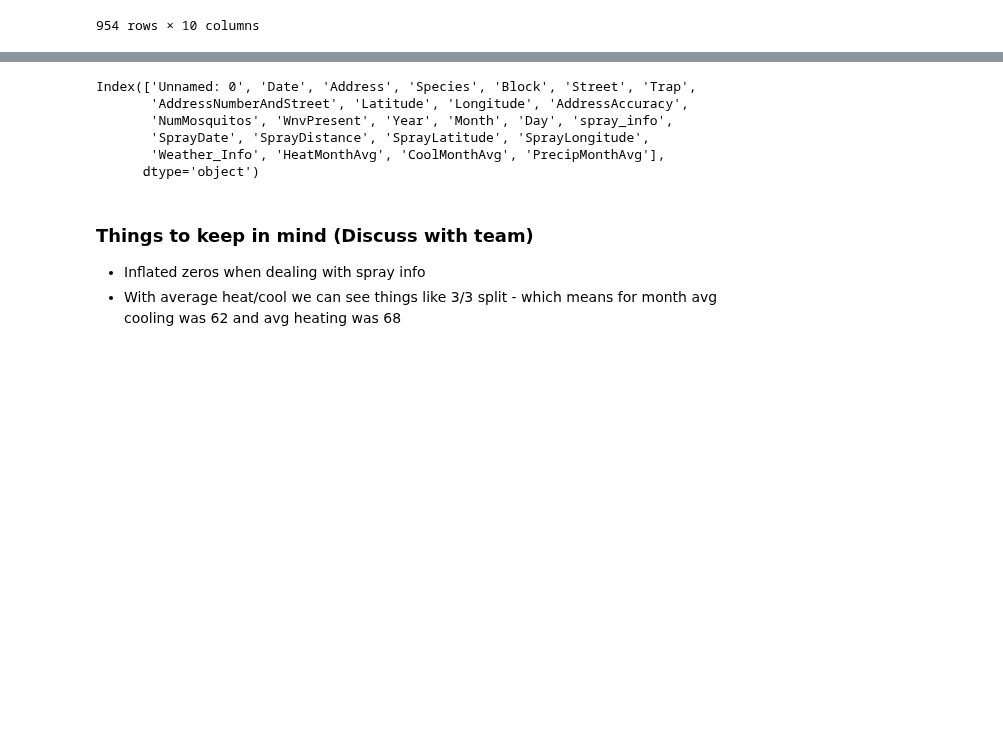
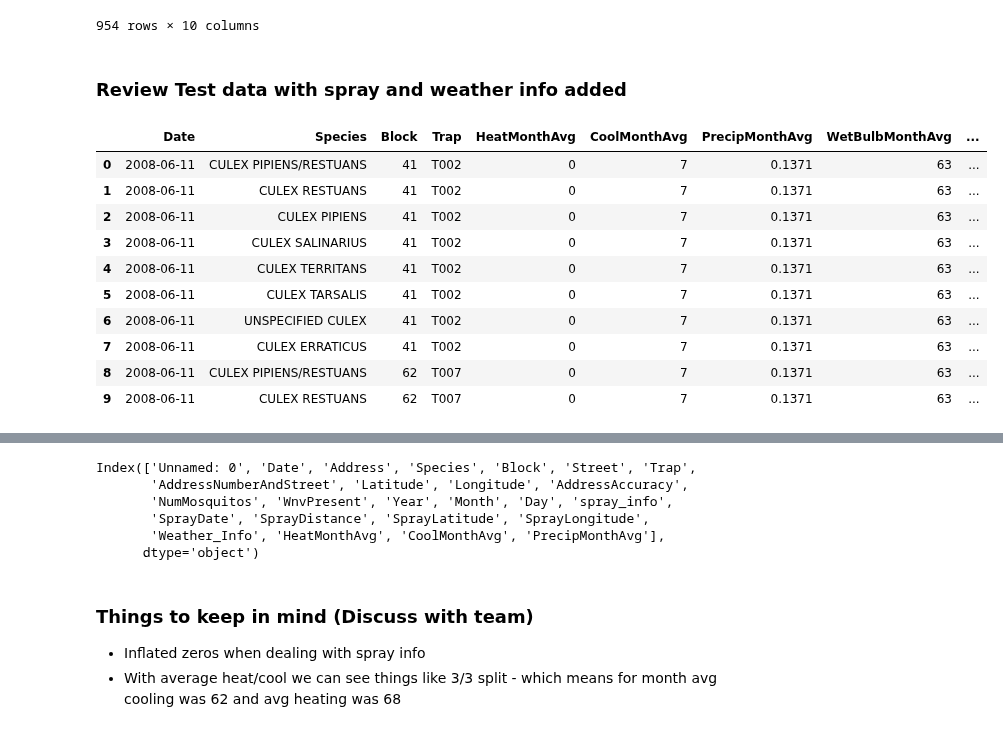
Before and after one commit to reef87/Predicting-West-Nile-Virus-Outbreaks-in-Chicago, a Jupyter notebook: code/project4-k.ipynb, the cells around one changed output, grey strips where cells are left out. Cells and saved outputs as stored; diff of their text form; code cells hidden in the pictures; blank space fills up the shorter version.

```diff
--- a/code/project4-k.ipynb
+++ b/code/project4-k.ipynb
@@ -577 +635,17 @@ train['PrecipMonthAvg'] = train['Weather_Info'].apply(get_precip)
+# %%
+# convert date from object to datetime and extract components into separate columns
+test['Date'] = pd.to_datetime(test['Date'])
+test['Year'] = test['Date'].apply(lambda x: x.year)
+test['Month'] = test['Date'].apply(lambda x: x.month)
+test['Day'] = test['Date'].apply(lambda x: x.day)
+# %%
+# NOTE this cell takes about 10 min to execute
+# add weather_info delimited string
+test['Weather_Info'] = test.apply(lambda x: add_weather_data(x), axis=1 )
+# %%
+# convert date from object to datetime and extract components into separate columns
+test['Date'] = pd.to_datetime(test['Date'])
+test['Year'] = test['Date'].apply(lambda x: x.year)
+test['Month'] = test['Date'].apply(lambda x: x.month)
+test['Day'] = test['Date'].apply(lambda x: x.day)
 # %% [markdown]
@@ -635,6 +704,23 @@ train[['Date','Species','Block','Trap',
 | 10504 | 2013-09-26 | CULEX PIPIENS/RESTUANS | 71 | T233 | 5 | 0 | 2013-09-05 | 0.027713 | 42.010101 | ... |
 | 10505 | 2013-09-26 | CULEX PIPIENS/RESTUANS | 42 | T235 | 1 | 0 | 2013-08-22 | 0.887871 | 41.765276 | ... |
 954 rows × 10 columns
+# %% [markdown]
+### Review Test data with spray and weather info added
+# %%
+test[['Date','Species','Block','Trap','HeatMonthAvg',
+       'CoolMonthAvg','PrecipMonthAvg', 'WetBulbMonthAvg', 'DewPointMonthAvg']].head(10)
+# %% [output]
+|  | Date | Species | Block | Trap | HeatMonthAvg | CoolMonthAvg | PrecipMonthAvg | WetBulbMonthAvg | ... |
+| 0 | 2008-06-11 | CULEX PIPIENS/RESTUANS | 41 | T002 | 0 | 7 | 0.1371 | 63 | ... |
+| 1 | 2008-06-11 | CULEX RESTUANS | 41 | T002 | 0 | 7 | 0.1371 | 63 | ... |
+| 2 | 2008-06-11 | CULEX PIPIENS | 41 | T002 | 0 | 7 | 0.1371 | 63 | ... |
+| 3 | 2008-06-11 | CULEX SALINARIUS | 41 | T002 | 0 | 7 | 0.1371 | 63 | ... |
+| 4 | 2008-06-11 | CULEX TERRITANS | 41 | T002 | 0 | 7 | 0.1371 | 63 | ... |
+| 5 | 2008-06-11 | CULEX TARSALIS | 41 | T002 | 0 | 7 | 0.1371 | 63 | ... |
+| 6 | 2008-06-11 | UNSPECIFIED CULEX | 41 | T002 | 0 | 7 | 0.1371 | 63 | ... |
+| 7 | 2008-06-11 | CULEX ERRATICUS | 41 | T002 | 0 | 7 | 0.1371 | 63 | ... |
+| 8 | 2008-06-11 | CULEX PIPIENS/RESTUANS | 62 | T007 | 0 | 7 | 0.1371 | 63 | ... |
+| 9 | 2008-06-11 | CULEX RESTUANS | 62 | T007 | 0 | 7 | 0.1371 | 63 | ... |
 # %%
 # !! NOTE write to csv file
 train.to_csv('../output/train_spray_weather.csv')
```
Also changed, not shown: parts of 25 cells of this notebook.
